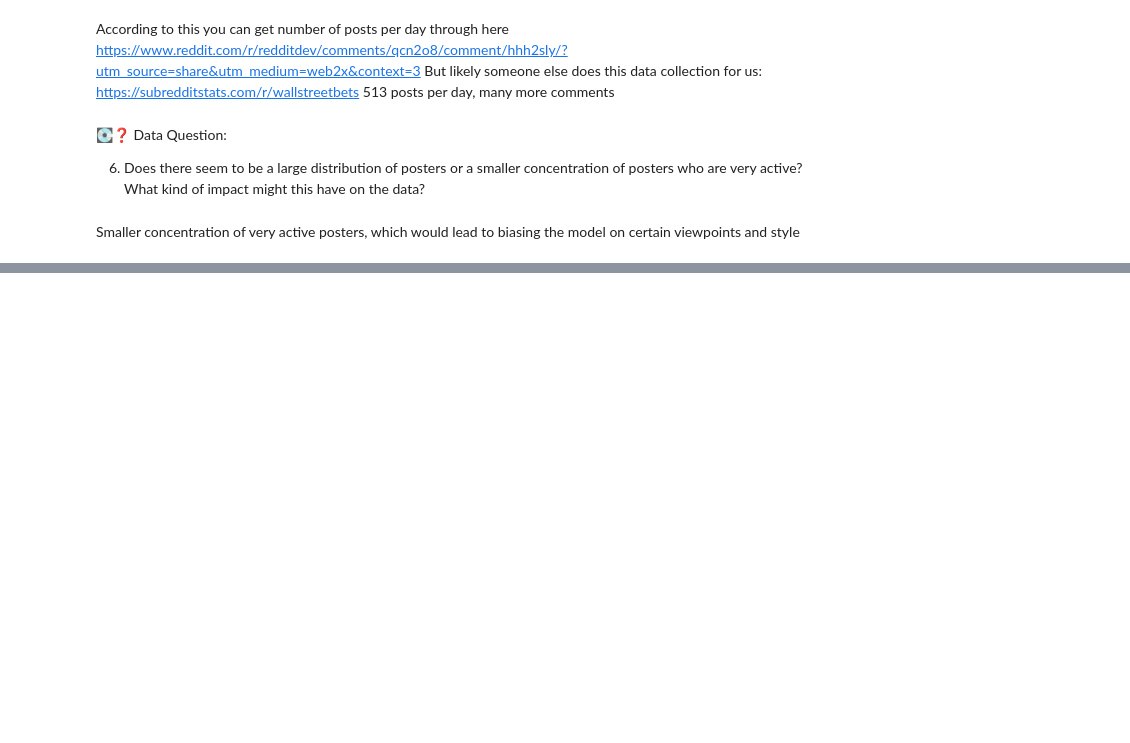
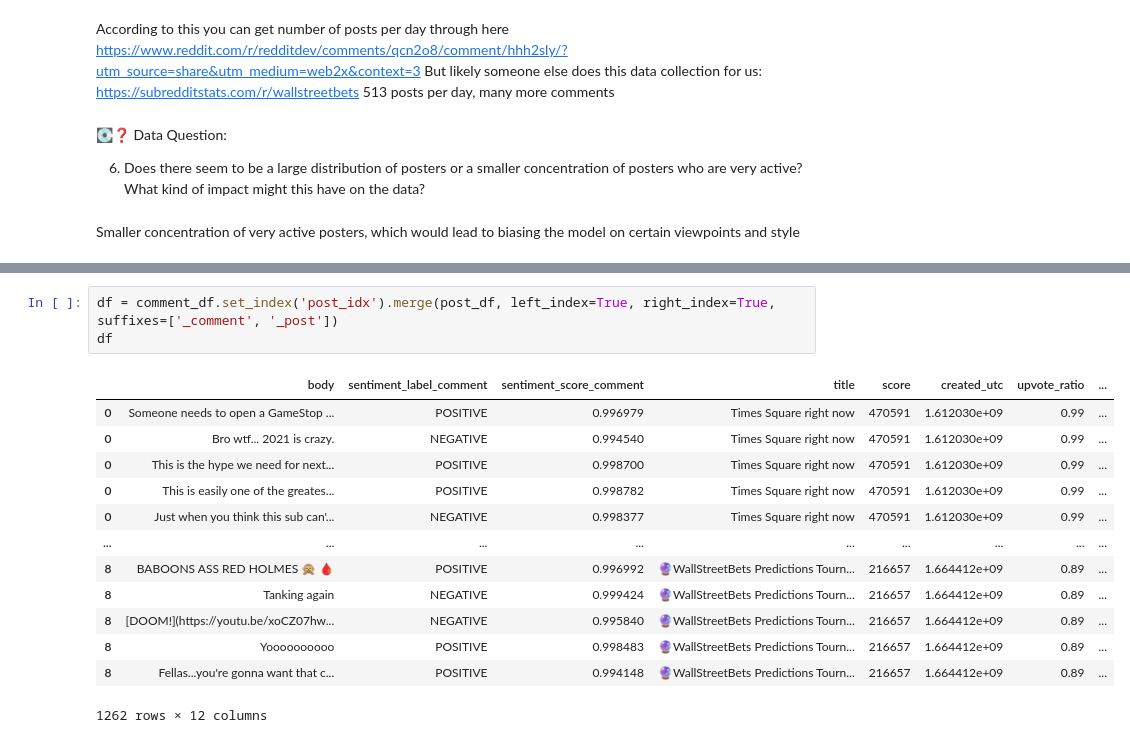
Before and after one commit to JonathanGrant/MLE-10, a Jupyter notebook: assignments/week-03-reddit-sentiment-analysis/nb/analyze-sentiment-subreddit.ipynb, the cells around one changed output, grey strips where cells are left out. Drawn from its saved outputs; the diff is of its cells as text; blank space fills up the shorter version.

```diff
--- a/assignments/week-03-reddit-sentiment-analysis/nb/analyze-sentiment-subreddit.ipynb
+++ b/assignments/week-03-reddit-sentiment-analysis/nb/analyze-sentiment-subreddit.ipynb
@@ -564,0 +713,17 @@ Smaller concentration of very active posters, which would lead to biasing the mo
+# %%
+df = comment_df.set_index('post_idx').merge(post_df, left_index=True, right_index=True, suffixes=['_comment', '_post'])
+df
+# %% [output]
+|  | body | sentiment_label_comment | sentiment_score_comment | title | score | created_utc | upvote_ratio | ... |
+| 0 | Someone needs to open a GameStop ... | POSITIVE | 0.996979 | Times Square right now | 470591 | 1.612030e+09 | 0.99 | ... |
+| 0 | Bro wtf... 2021 is crazy. | NEGATIVE | 0.994540 | Times Square right now | 470591 | 1.612030e+09 | 0.99 | ... |
+| 0 | This is the hype we need for next... | POSITIVE | 0.998700 | Times Square right now | 470591 | 1.612030e+09 | 0.99 | ... |
+| 0 | This is easily one of the greates... | POSITIVE | 0.998782 | Times Square right now | 470591 | 1.612030e+09 | 0.99 | ... |
+| 0 | Just when you think this sub can'... | NEGATIVE | 0.998377 | Times Square right now | 470591 | 1.612030e+09 | 0.99 | ... |
+| ... | ... | ... | ... | ... | ... | ... | ... | ... |
+| 8 | BABOONS ASS RED HOLMES 🙊 🩸 | POSITIVE | 0.996992 | 🔮WallStreetBets Predictions Tourn... | 216657 | 1.664412e+09 | 0.89 | ... |
+| 8 | Tanking again | NEGATIVE | 0.999424 | 🔮WallStreetBets Predictions Tourn... | 216657 | 1.664412e+09 | 0.89 | ... |
+| 8 | [DOOM!](https://youtu.be/xoCZ07hw... | NEGATIVE | 0.995840 | 🔮WallStreetBets Predictions Tourn... | 216657 | 1.664412e+09 | 0.89 | ... |
+| 8 | Yoooooooooo | POSITIVE | 0.998483 | 🔮WallStreetBets Predictions Tourn... | 216657 | 1.664412e+09 | 0.89 | ... |
+| 8 | Fellas...you're gonna want that c... | POSITIVE | 0.994148 | 🔮WallStreetBets Predictions Tourn... | 216657 | 1.664412e+09 | 0.89 | ... |
+1262 rows × 12 columns
```
Also changed, not shown: parts of 12 cells of this notebook.
